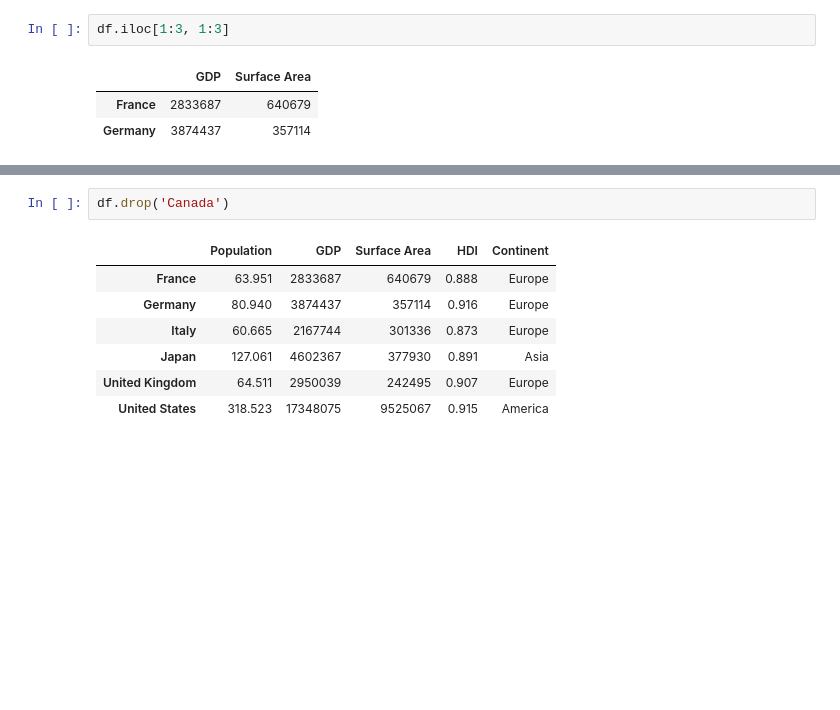
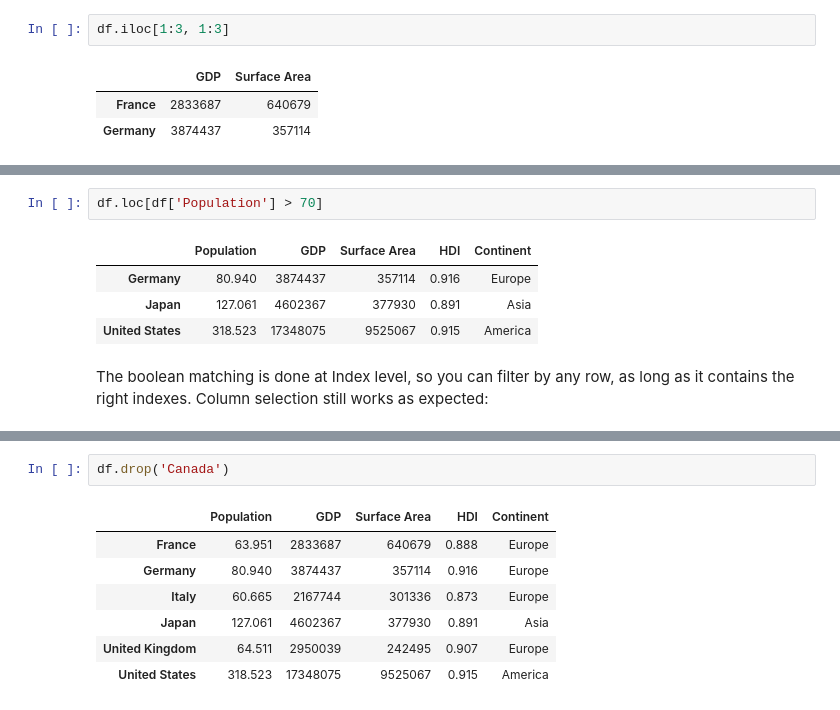
Before and after one commit to snyderjamie/ds-class-1-intro-to-data-science, a Jupyter notebook: 4 - Pandas - DataFrames.ipynb, the cells around one changed output, grey strips where cells are left out. Cells and saved outputs as stored; diff of their text form; blank space fills up the shorter version.

Commit message:
Included Boolean Selection

```diff
--- a/4 - Pandas - DataFrames.ipynb
+++ b/4 - Pandas - DataFrames.ipynb
@@ -295,0 +324,9 @@ df.iloc[1:3, 1:3]
+# %%
+df.loc[df['Population'] > 70]
+# %% [output]
+|  | Population | GDP | Surface Area | HDI | Continent |
+| Germany | 80.940 | 3874437 | 357114 | 0.916 | Europe |
+| Japan | 127.061 | 4602367 | 377930 | 0.891 | Asia |
+| United States | 318.523 | 17348075 | 9525067 | 0.915 | America |
+# %% [markdown]
+The boolean matching is done at Index level, so you can filter by any row, as long as it contains the right indexes. Column selection still works as expected:
```
Also changed, not shown: parts of 10 cells of this notebook, 1 other file.
